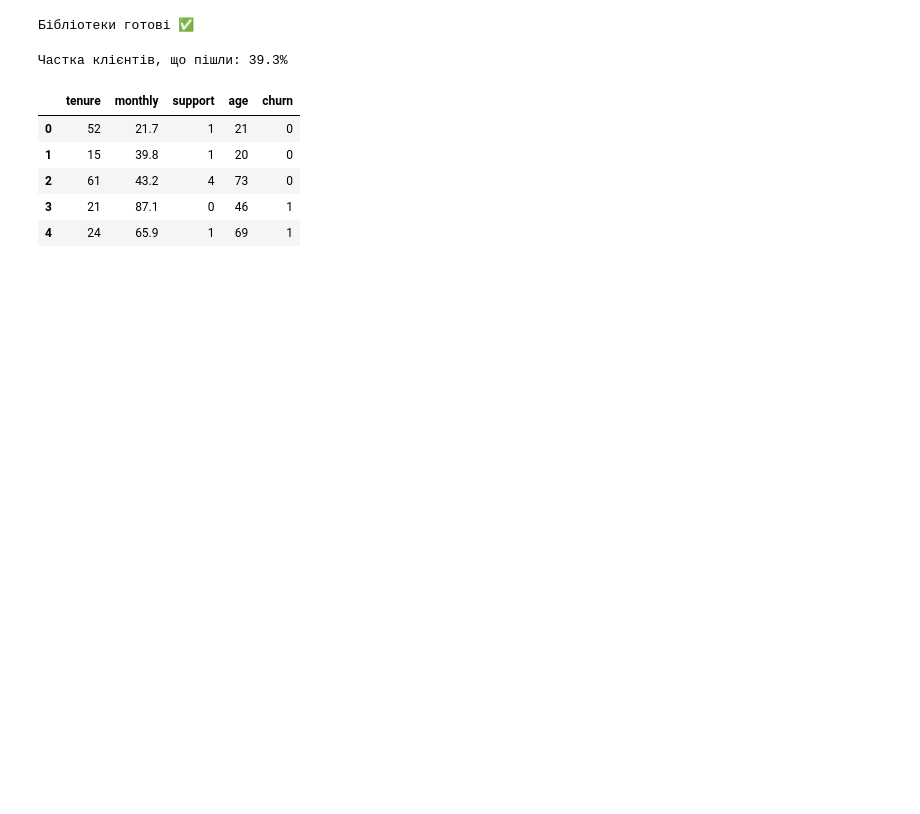
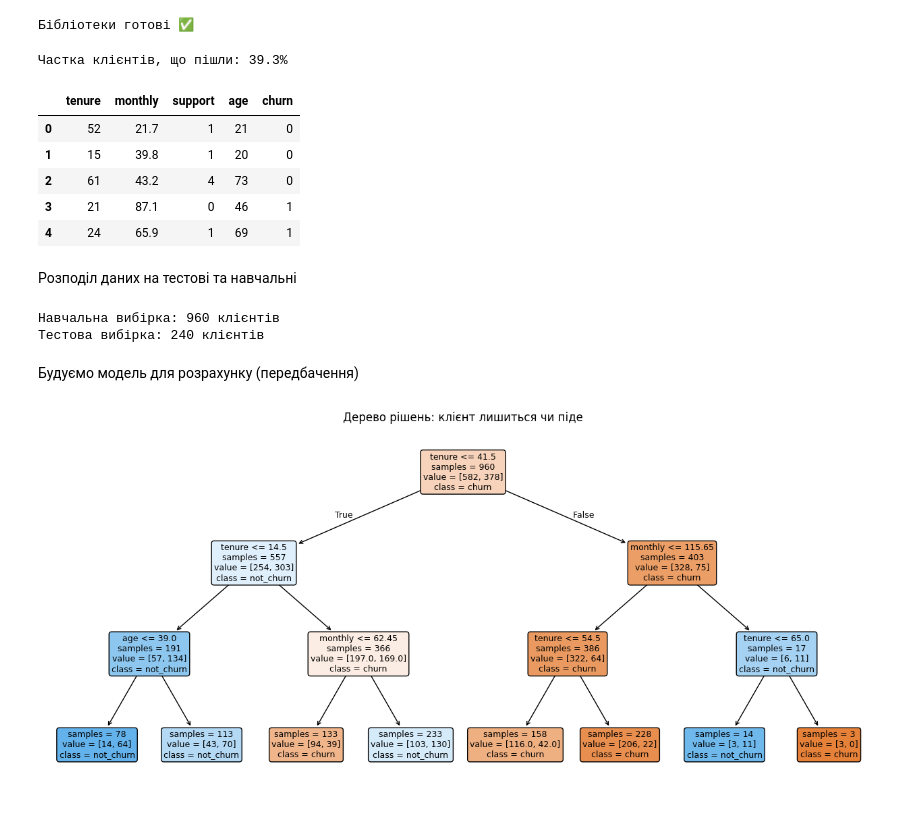
Before and after one commit to Olga-Lyt/DTA-2026, a Jupyter notebook: ML/Classification_DecisionTreeClassifier.ipynb, the cells around one changed output. Saved outputs shown, nothing was run; the diff lists cells and outputs as text; code cells hidden in the pictures; blank space fills up the shorter version.

Commit message:
11.06.2026 створення дерева рішень

```diff
--- a/ML/Classification_DecisionTreeClassifier.ipynb
+++ b/ML/Classification_DecisionTreeClassifier.ipynb
@@ -33,13 +33,13 @@ risk = (
 prob = 1 / (1 + np.exp(-(risk - 0.5)))   # перетворюємо ризик на ймовірність 0..1
 churn = (np.random.rand(m) < prob).astype(int)
 
-cdf = pd.DataFrame({
+df = pd.DataFrame({
     "tenure": tenure, "monthly": monthly.round(1),
     "support": support, "age": age, "churn": churn,
 })
 
-print("Частка клієнтів, що пішли:", f"{cdf['churn'].mean():.1%}")
-cdf.head()
+print("Частка клієнтів, що пішли:", f"{df['churn'].mean():.1%}")
+df.head()
 # %% [output]
 Частка клієнтів, що пішли: 39.3%
 |  | tenure | monthly | support | age | churn |
@@ -48,3 +48,49 @@ cdf.head()
 | 2 | 61 | 43.2 | 4 | 73 | 0 |
 | 3 | 21 | 87.1 | 0 | 46 | 1 |
 | 4 | 24 | 65.9 | 1 | 69 | 1 |
+# %% [markdown]
+Розподіл даних на тестові та навчальні
+# %%
+from sklearn.model_selection import  train_test_split
+
+X = df[['tenure', 'monthly', 'support', 'age',]]  # features -  ознаки
+y = df['churn']  # target - ціль
+
+X_train, X_test, y_train, y_test = train_test_split(
+    X, y,
+    test_size=0.2,
+    random_state=RANDOM_STATE,
+    stratify=y  # робить розподіл рівномірним за якістю
+)
+print("Навчальна вибірка:", X_train.shape[0], "клієнтів")
+print("Тестова вибірка:", X_test.shape[0], "клієнтів")
+# %% [output]
+Навчальна вибірка: 960 клієнтів
+Тестова вибірка: 240 клієнтів
+# %% [markdown]
+Будуємо модель для розрахунку (передбачення)
+# %%
+from sklearn.tree import DecisionTreeClassifier
+
+model = DecisionTreeClassifier(
+    max_depth=3,   # глибина занурення
+    random_state=RANDOM_STATE
+)
+
+model.fit(X_train, y_train)
+y_pred = model.predict(X_test)
+# %%
+from sklearn.tree import plot_tree
+plt.figure(figsize=(16, 7))
+plot_tree(
+    model,
+    feature_names=X.columns,
+    class_names=['churn', 'not_churn'],  # залишився чи пішов
+    filled=True, rounded=True, fontsize=9, impurity=False
+
+)
+
+plt.title("Дерево рішень: клієнт лишиться чи піде")
+plt.show()
+# %% [output]
+[figure, added]
```
Also changed, not shown: parts of 1 cell of this notebook.
